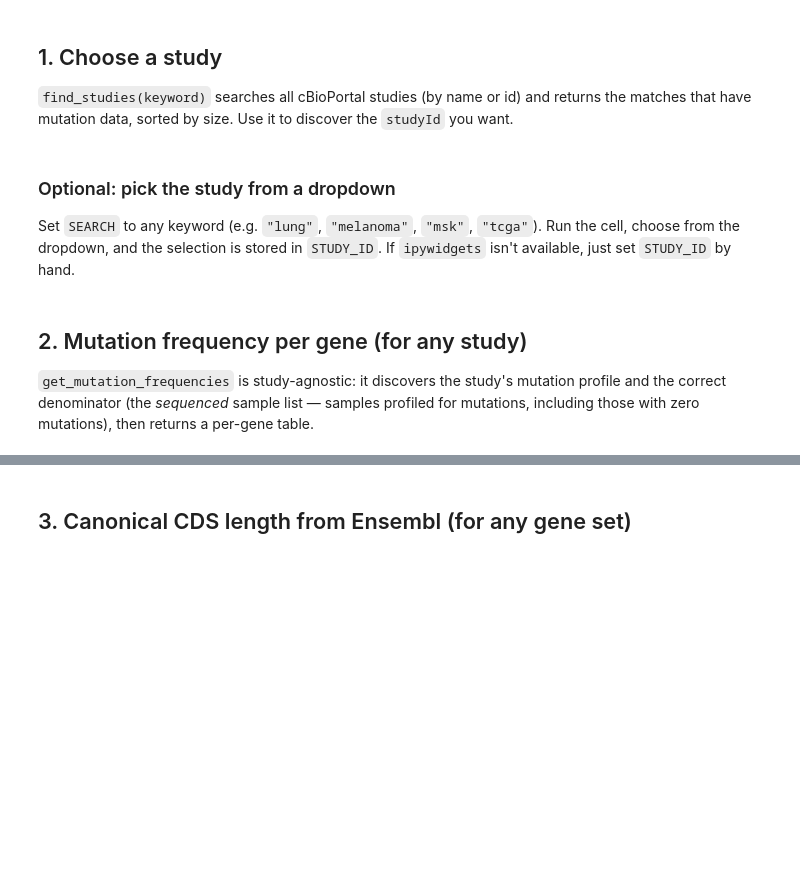
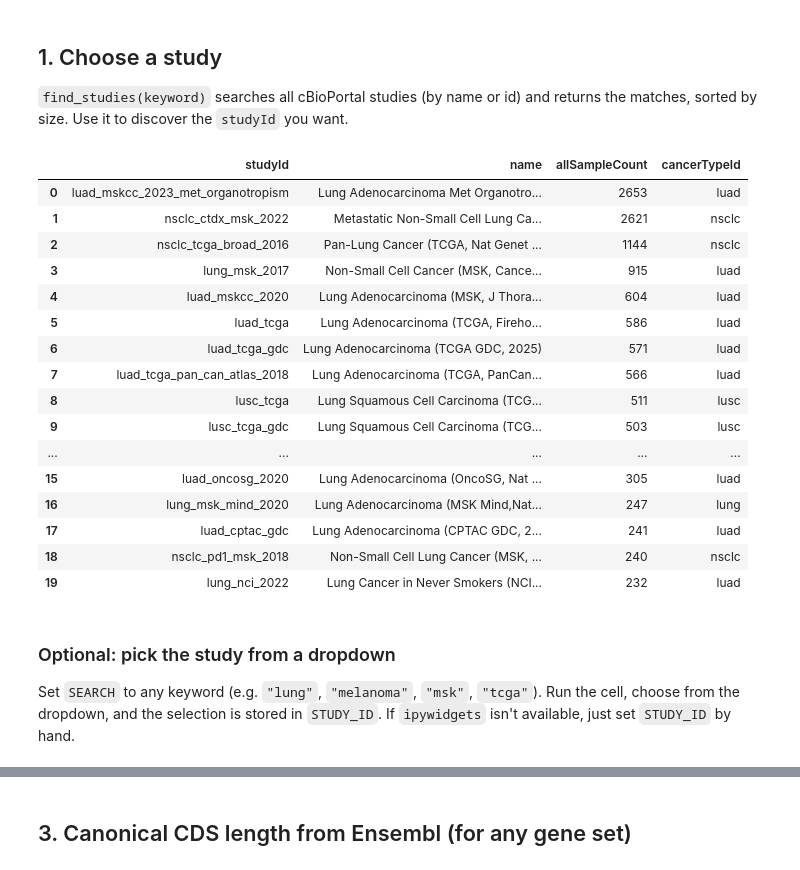
Before and after one commit to veronicakuo/veggenes, a Jupyter notebook: length_normalized_mutation_frequency.ipynb, the cells around one changed output, grey strips where cells are left out. Saved outputs shown, nothing was run; the diff lists cells and outputs as text; code cells hidden in the pictures; blank space fills up the shorter version.

```diff
--- a/length_normalized_mutation_frequency.ipynb
+++ b/length_normalized_mutation_frequency.ipynb
@@ -42,24 +43,41 @@ print(cbioportal)
 # %% [markdown]
 ## 1. Choose a study
 
-`find_studies(keyword)` searches all cBioPortal studies (by name or id) and returns the matches that have mutation data, sorted by size. Use it to discover the `studyId` you want.
+`find_studies(keyword)` searches all cBioPortal studies (by name or id) and returns the matches, sorted by size. Use it to discover the `studyId` you want.
 # %%
-def find_studies(keyword="", with_mutations=True):
+def find_studies(keyword=""):
     """Return a DataFrame of studies whose name or id matches `keyword`."""
     studies = requests.get(f"{CBIO}/studies", params={"projection": "SUMMARY"},
                            headers={"Accept": "application/json"}, timeout=60).json()
     df = pd.DataFrame(studies)
     if keyword:
         k = keyword.lower()
-        mask = (df["name"].str.lower().str.contains(k)
-                | df["studyId"].str.lower().str.contains(k))
-        df = df[mask]
+        df = df[df["name"].str.lower().str.contains(k)
+                | df["studyId"].str.lower().str.contains(k)]
     cols = ["studyId", "name", "allSampleCount", "cancerTypeId"]
     df = df[[c for c in cols if c in df.columns]].copy()
     return df.sort_values("allSampleCount", ascending=False).reset_index(drop=True)
 
 # Example: all lung studies
 find_studies("lung").head(20)
+# %% [output]
+|  | studyId | name | allSampleCount | cancerTypeId |
+| 0 | luad_mskcc_2023_met_organotropism | Lung Adenocarcinoma Met Organotro... | 2653 | luad |
+| 1 | nsclc_ctdx_msk_2022 | Metastatic Non-Small Cell Lung Ca... | 2621 | nsclc |
+| 2 | nsclc_tcga_broad_2016 | Pan-Lung Cancer (TCGA, Nat Genet ... | 1144 | nsclc |
+| 3 | lung_msk_2017 | Non-Small Cell Cancer (MSK, Cance... | 915 | luad |
+| 4 | luad_mskcc_2020 | Lung Adenocarcinoma (MSK, J Thora... | 604 | luad |
+| 5 | luad_tcga | Lung Adenocarcinoma (TCGA, Fireho... | 586 | luad |
+| 6 | luad_tcga_gdc | Lung Adenocarcinoma (TCGA GDC, 2025) | 571 | luad |
+| 7 | luad_tcga_pan_can_atlas_2018 | Lung Adenocarcinoma (TCGA, PanCan... | 566 | luad |
+| 8 | lusc_tcga | Lung Squamous Cell Carcinoma (TCG... | 511 | lusc |
+| 9 | lusc_tcga_gdc | Lung Squamous Cell Carcinoma (TCG... | 503 | lusc |
+| ... | ... | ... | ... | ... |
+| 15 | luad_oncosg_2020 | Lung Adenocarcinoma (OncoSG, Nat ... | 305 | luad |
+| 16 | lung_msk_mind_2020 | Lung Adenocarcinoma (MSK Mind,Nat... | 247 | lung |
+| 17 | luad_cptac_gdc | Lung Adenocarcinoma (CPTAC GDC, 2... | 241 | luad |
+| 18 | nsclc_pd1_msk_2018 | Non-Small Cell Lung Cancer (MSK, ... | 240 | nsclc |
+| 19 | lung_nci_2022 | Lung Cancer in Never Smokers (NCI... | 232 | luad |
 # %% [markdown]
 ### Optional: pick the study from a dropdown
 
@@ -85,7 +103,3 @@ try:
     print("STUDY_ID =", STUDY_ID, "  (change the dropdown to update)")
 except ImportError:
     print("ipywidgets not installed -- set STUDY_ID manually, e.g. STUDY_ID = 'luad_tcga_pub'")
-# %% [markdown]
-## 2. Mutation frequency per gene (for any study)
-
-`get_mutation_frequencies` is study-agnostic: it discovers the study's mutation profile and the correct denominator (the *sequenced* sample list — samples profiled for mutations, including those with zero mutations), then returns a per-gene table.
```
Also changed, not shown: parts of 11 cells of this notebook, 1 other file.
